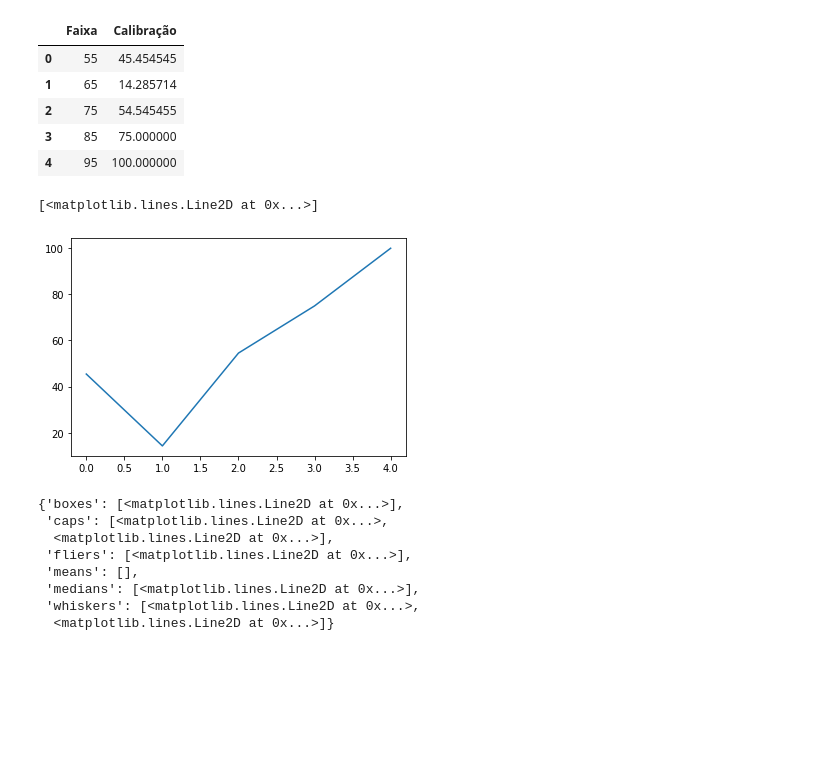
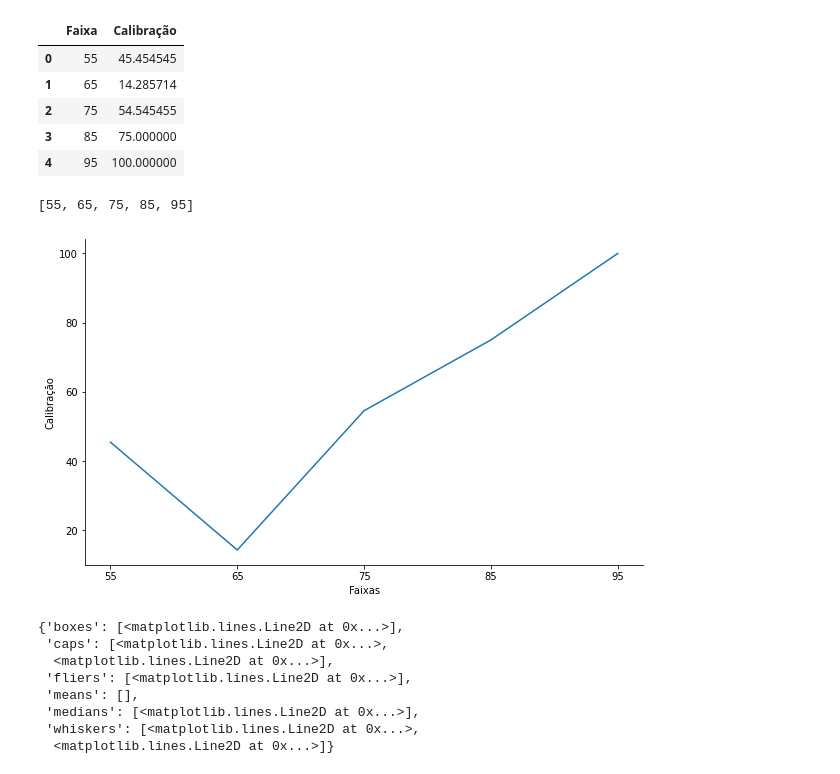
Before and after one commit to janiosl/python.ds, a Jupyter notebook: estatistica/me/est_aula01.ipynb, the cells around one changed output. Cells and saved outputs as stored; diff of their text form; code cells hidden in the pictures; blank space fills up the shorter version.

```diff
--- a/estatistica/me/est_aula01.ipynb
+++ b/estatistica/me/est_aula01.ipynb
@@ -109,8 +109,3 @@ calibra
 # %%
 %matplotlib inline
 from matplotlib import pyplot as plt
-# %%
-plt.plot(calibra.Calibração)
-# %% [output]
-[<matplotlib.lines.Line2D at 0x...>]
-[figure, removed]
@@ -117,3 +114,20 @@ plt.plot(calibra.Calibração)
+# %%
+labels = list(calibra['Faixa'])
+labels
+# %% [output]
+[55, 65, 75, 85, 95]
+# %%
+plt.figure(figsize=(10,6))
+plt.plot(calibra.Calibração)
+#plt.xticks()
+#plt.xticks(labels=labels)
+plt.xticks([0,1,2,3,4], labels=labels)
+plt.ylabel('Calibração')
+plt.xlabel('Faixas')
+sns.despine()
+plt.savefig('calibragem.png')
+# %% [output]
+[figure, added]
 # %%
 plt.boxplot(respostas.Segurança)
 # %% [output]
```
Also changed, not shown: parts of 1 cell of this notebook.
